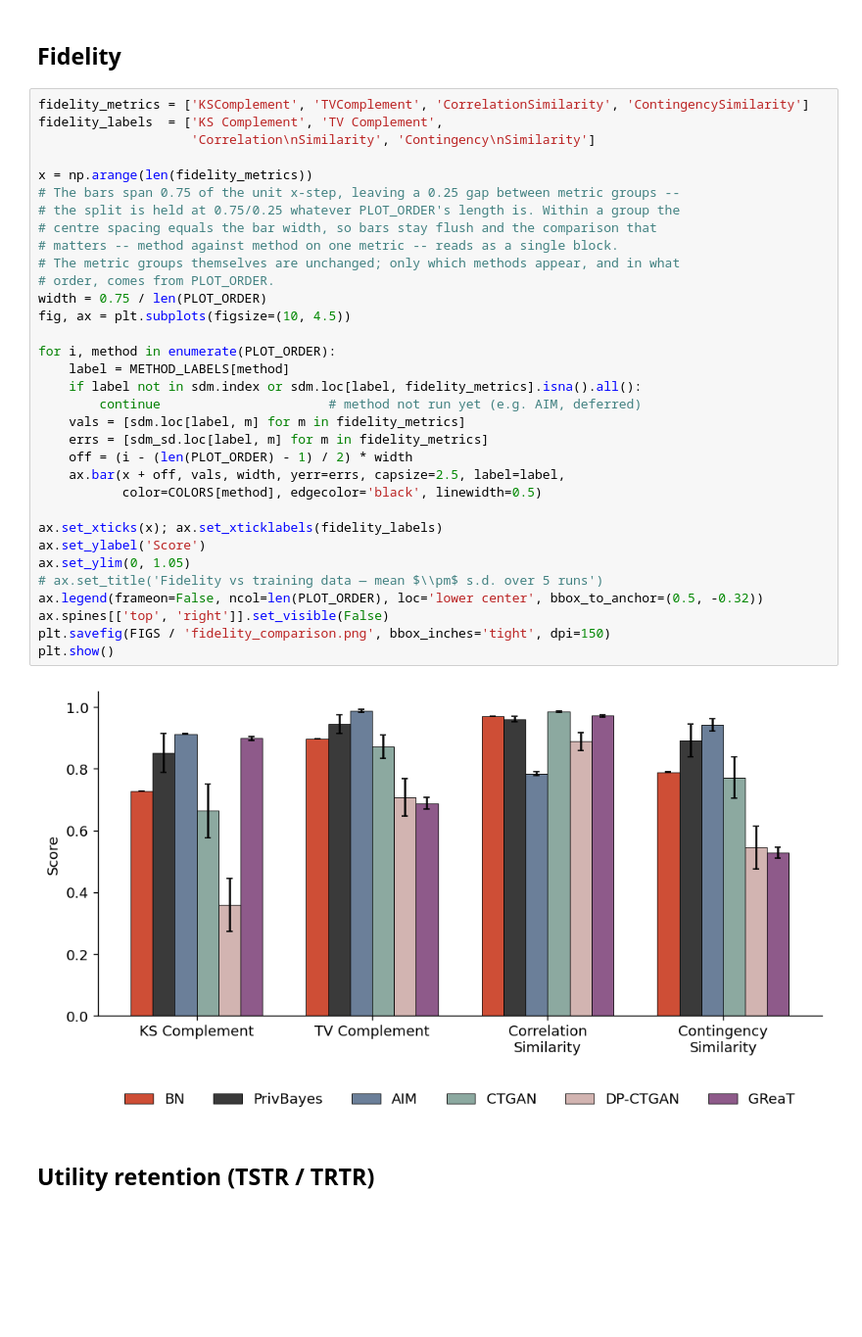
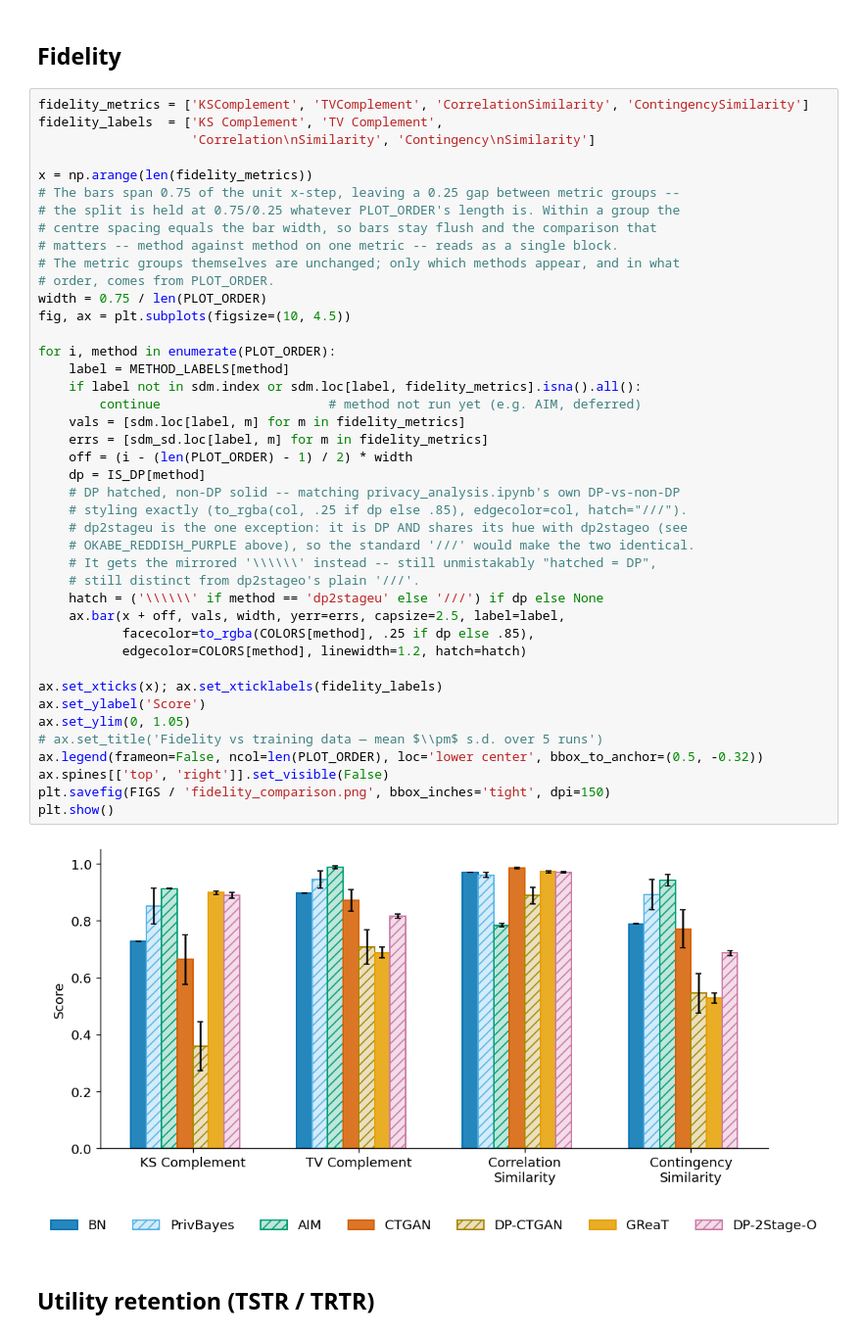
Before and after one commit to oliviapeng26/priv-sdg, a Jupyter notebook: evaluation/fidelity_utility_analysis.ipynb, the cells around one changed output. Shown at 98% size. Cells and saved outputs as stored; diff of their text form; blank space fills up the shorter version.

Commit message:
feat: DP-2Stage-O fidelity and utility results (5 seeds)

```diff
--- a/evaluation/fidelity_utility_analysis.ipynb
+++ b/evaluation/fidelity_utility_analysis.ipynb
@@ -185,35 +232,44 @@ fidelity_labels  = ['KS Complement', 'TV Complement',
                     'Correlation\nSimilarity', 'Contingency\nSimilarity']
 
 x = np.arange(len(fidelity_metrics))
 # The bars span 0.75 of the unit x-step, leaving a 0.25 gap between metric groups --
 # the split is held at 0.75/0.25 whatever PLOT_ORDER's length is. Within a group the
 # centre spacing equals the bar width, so bars stay flush and the comparison that
 # matters -- method against method on one metric -- reads as a single block.
 # The metric groups themselves are unchanged; only which methods appear, and in what
 # order, comes from PLOT_ORDER.
 width = 0.75 / len(PLOT_ORDER)
 fig, ax = plt.subplots(figsize=(10, 4.5))
 
 for i, method in enumerate(PLOT_ORDER):
     label = METHOD_LABELS[method]
     if label not in sdm.index or sdm.loc[label, fidelity_metrics].isna().all():
         continue                      # method not run yet (e.g. AIM, deferred)
     vals = [sdm.loc[label, m] for m in fidelity_metrics]
     errs = [sdm_sd.loc[label, m] for m in fidelity_metrics]
     off = (i - (len(PLOT_ORDER) - 1) / 2) * width
+    dp = IS_DP[method]
+    # DP hatched, non-DP solid -- matching privacy_analysis.ipynb's own DP-vs-non-DP
+    # styling exactly (to_rgba(col, .25 if dp else .85), edgecolor=col, hatch="///").
+    # dp2stageu is the one exception: it is DP AND shares its hue with dp2stageo (see
+    # OKABE_REDDISH_PURPLE above), so the standard '///' would make the two identical.
+    # It gets the mirrored '\\\\\\' instead -- still unmistakably "hatched = DP",
+    # still distinct from dp2stageo's plain '///'.
+    hatch = ('\\\\\\' if method == 'dp2stageu' else '///') if dp else None
     ax.bar(x + off, vals, width, yerr=errs, capsize=2.5, label=label,
-           color=COLORS[method], edgecolor='black', linewidth=0.5)
+           facecolor=to_rgba(COLORS[method], .25 if dp else .85),
+           edgecolor=COLORS[method], linewidth=1.2, hatch=hatch)
 
 ax.set_xticks(x); ax.set_xticklabels(fidelity_labels)
 ax.set_ylabel('Score')
 ax.set_ylim(0, 1.05)
 # ax.set_title('Fidelity vs training data — mean $\\pm$ s.d. over 5 runs')
 ax.legend(frameon=False, ncol=len(PLOT_ORDER), loc='lower center', bbox_to_anchor=(0.5, -0.32))
 ax.spines[['top', 'right']].set_visible(False)
 plt.savefig(FIGS / 'fidelity_comparison.png', bbox_inches='tight', dpi=150)
 plt.show()
 # %% [output]
-[figure, old version]
+[figure, new version]
 # %% [markdown]
 ## Utility retention (TSTR / TRTR)
 # %%
```
Also changed, not shown: parts of 10 cells of this notebook, 17 other files.
